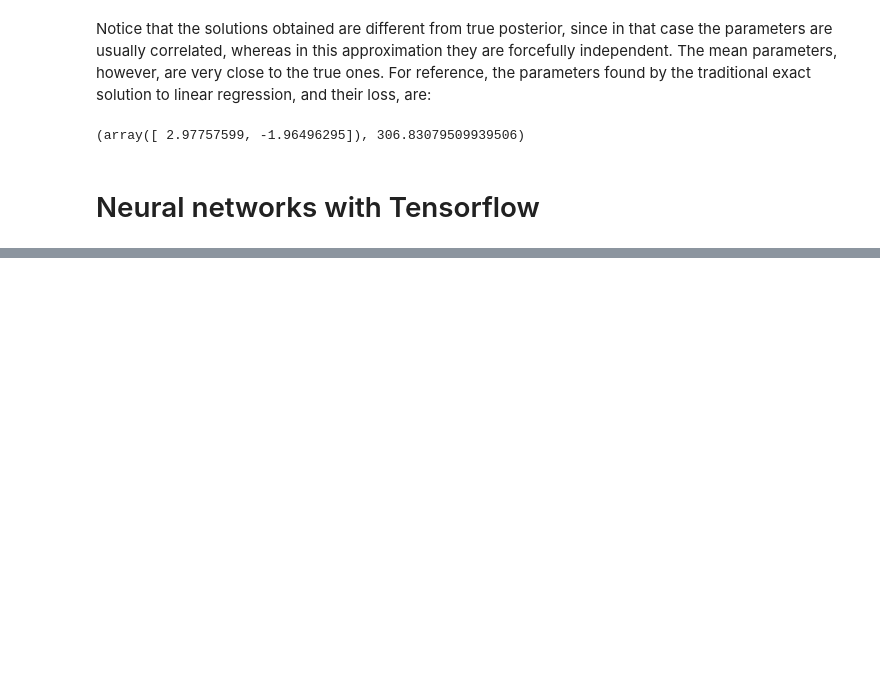
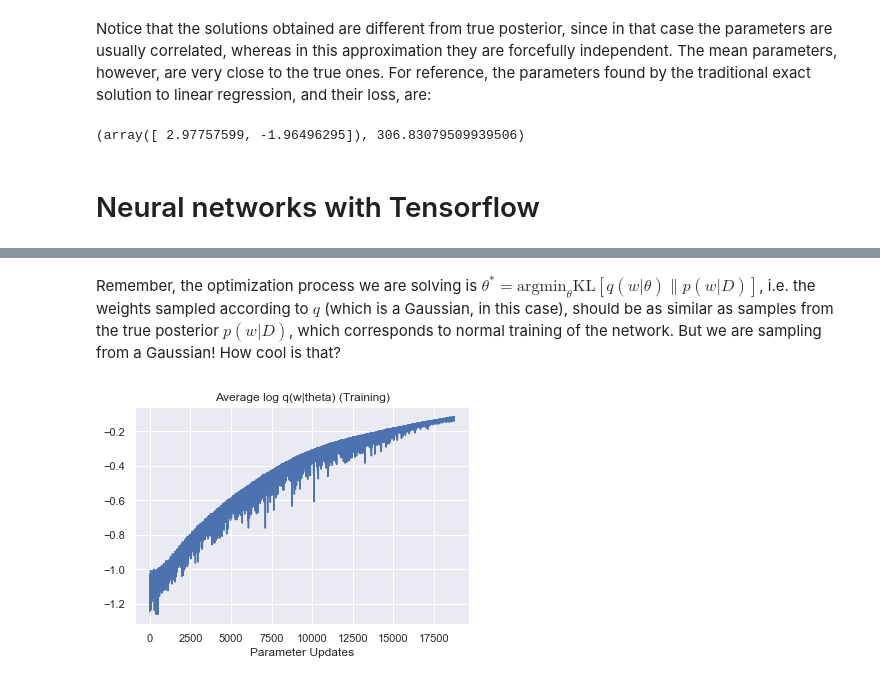
Before and after one commit to e-dorigatti/gaussian_processes, a Jupyter notebook: bayes_by_backprop.ipynb, the cells around one changed output, grey strips where cells are left out. Cells and saved outputs as stored; diff of their text form; code cells hidden in the pictures; blank space fills up the shorter version.

```diff
--- a/bayes_by_backprop.ipynb
+++ b/bayes_by_backprop.ipynb
@@ -705,0 +764,8 @@ Epoch 600 - Val. Acc.: 0.9325 - Val. Loss: 0.1219 (logQ: -1.0148 | logP -1.0170
+# %% [markdown]
+Remember, the optimization process we are solving is $\theta^*=\text{argmin}_\theta\text{KL}\left[q(w\vert\theta)\lVert p(w\vert D)\right]$, i.e. the weights sampled according to $q$ (which is a Gaussian, in this case), should be as similar as samples from the true posterior $p(w\vert D)$, which corresponds to normal training of the network. But we are sampling from a Gaussian! How cool is that?
+# %%
+trainlog.logq.plot(title='Average log q(w|theta) (Training)')
+plt.xlabel('Parameter Updates')
+plt.show()
+# %% [output]
+[figure, added]
```
Also changed, not shown: parts of 16 cells of this notebook.
